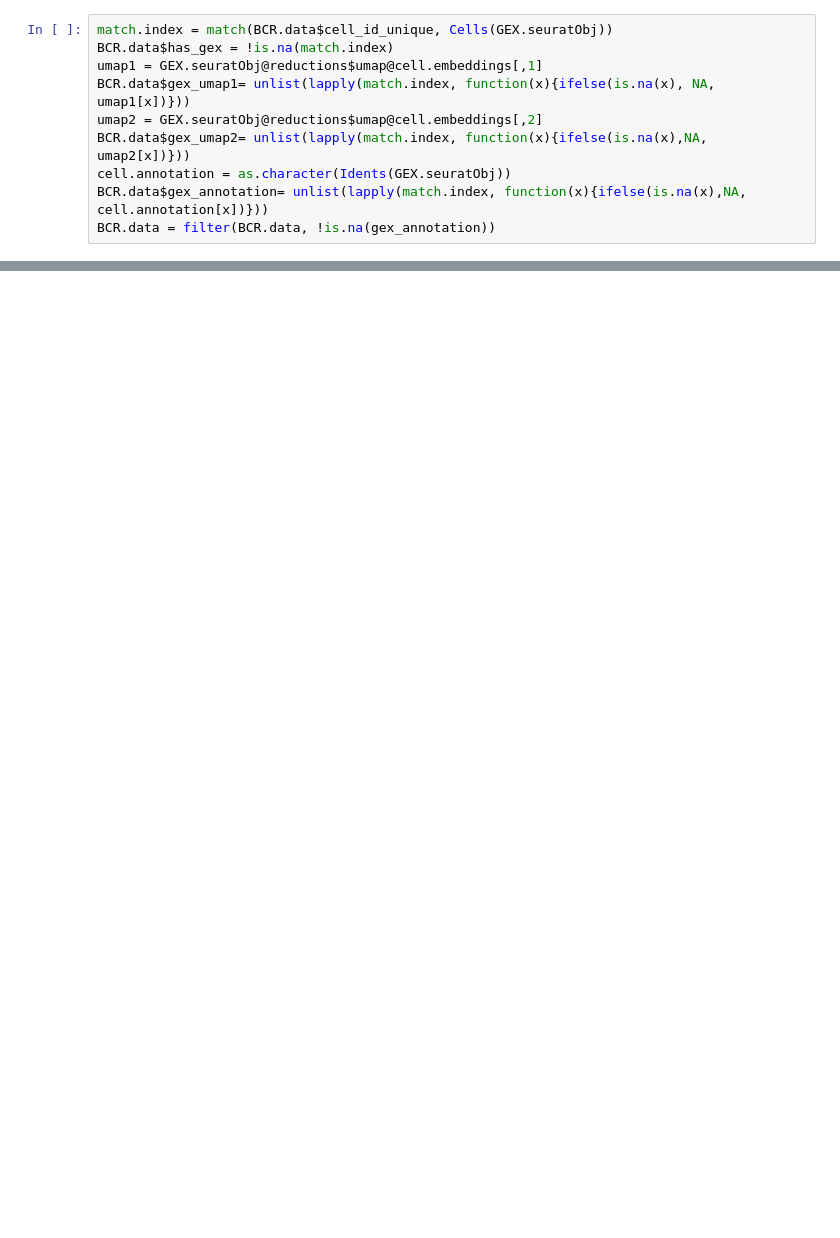
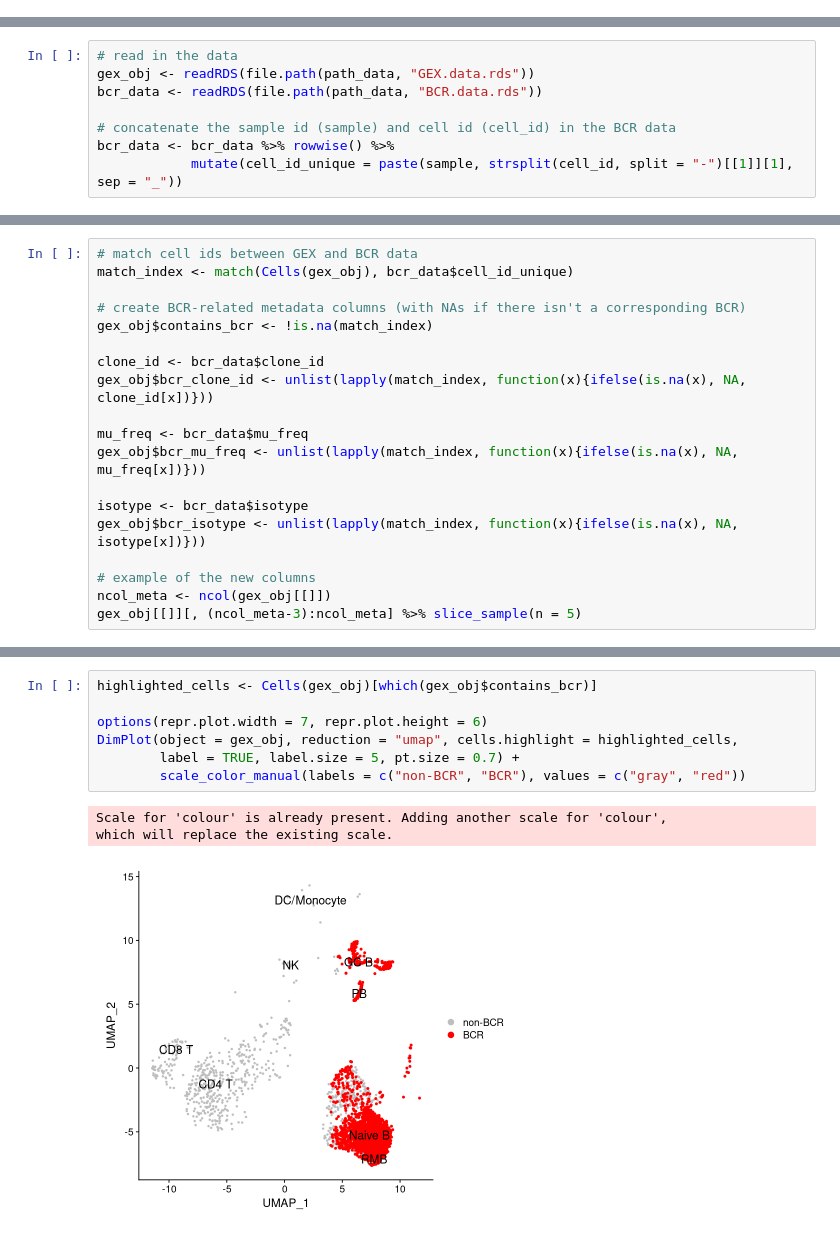
Before and after one commit to immcantation/immcantation, a Jupyter notebook: training/BCR_Seurat_tutorial.ipynb, the cells around one changed output, grey strips where cells are left out. Saved outputs shown, nothing was run; the diff lists cells and outputs as text; blank space fills up the shorter version.

Commit message:
heavily edited/styled the bcr-seurat tutorial

```diff
--- a/training/BCR_Seurat_tutorial.ipynb
+++ b/training/BCR_Seurat_tutorial.ipynb
@@ -50,10 +0,0 @@ The annotation information of B cells, such as subtypes of B cells and their ass
-# %%
-match.index = match(BCR.data$cell_id_unique, Cells(GEX.seuratObj))
-BCR.data$has_gex = !is.na(match.index)
-umap1 = GEX.seuratObj@reductions$umap@cell.embeddings[,1]
-BCR.data$gex_umap1= unlist(lapply(match.index, function(x){ifelse(is.na(x), NA, umap1[x])}))
-umap2 = GEX.seuratObj@reductions$umap@cell.embeddings[,2]
-BCR.data$gex_umap2= unlist(lapply(match.index, function(x){ifelse(is.na(x),NA, umap2[x])}))
-cell.annotation = as.character(Idents(GEX.seuratObj))
-BCR.data$gex_annotation= unlist(lapply(match.index, function(x){ifelse(is.na(x),NA, cell.annotation[x])}))
-BCR.data = filter(BCR.data, !is.na(gex_annotation))
@@ -93,0 +23,8 @@ ggplot()+
+# %%
+# read in the data
+gex_obj <- readRDS(file.path(path_data, "GEX.data.rds"))
+bcr_data <- readRDS(file.path(path_data, "BCR.data.rds"))
+
+# concatenate the sample id (sample) and cell id (cell_id) in the BCR data
+bcr_data <- bcr_data %>% rowwise() %>%
+            mutate(cell_id_unique = paste(sample, strsplit(cell_id, split = "-")[[1]][1], sep = "_"))
@@ -93,0 +41,19 @@ ggplot()+
+# %%
+# match cell ids between GEX and BCR data
+match_index <- match(Cells(gex_obj), bcr_data$cell_id_unique)
+
+# create BCR-related metadata columns (with NAs if there isn't a corresponding BCR)
+gex_obj$contains_bcr <- !is.na(match_index)
+
+clone_id <- bcr_data$clone_id
+gex_obj$bcr_clone_id <- unlist(lapply(match_index, function(x){ifelse(is.na(x), NA, clone_id[x])}))
+
+mu_freq <- bcr_data$mu_freq
+gex_obj$bcr_mu_freq <- unlist(lapply(match_index, function(x){ifelse(is.na(x), NA, mu_freq[x])}))
+
+isotype <- bcr_data$isotype
+gex_obj$bcr_isotype <- unlist(lapply(match_index, function(x){ifelse(is.na(x), NA, isotype[x])}))
+
+# example of the new columns
+ncol_meta <- ncol(gex_obj[[]])
+gex_obj[[]][, (ncol_meta-3):ncol_meta] %>% slice_sample(n = 5)
@@ -93,0 +73,11 @@ ggplot()+
+# %%
+highlighted_cells <- Cells(gex_obj)[which(gex_obj$contains_bcr)]
+
+options(repr.plot.width = 7, repr.plot.height = 6)
+DimPlot(object = gex_obj, reduction = "umap", cells.highlight = highlighted_cells,
+        label = TRUE, label.size = 5, pt.size = 0.7) +
+        scale_color_manual(labels = c("non-BCR", "BCR"), values = c("gray", "red"))
+# %% [output]
+Scale for 'colour' is already present. Adding another scale for 'colour',
+which will replace the existing scale.
+[figure, added]
```
Also changed, not shown: parts of 39 cells of this notebook.
